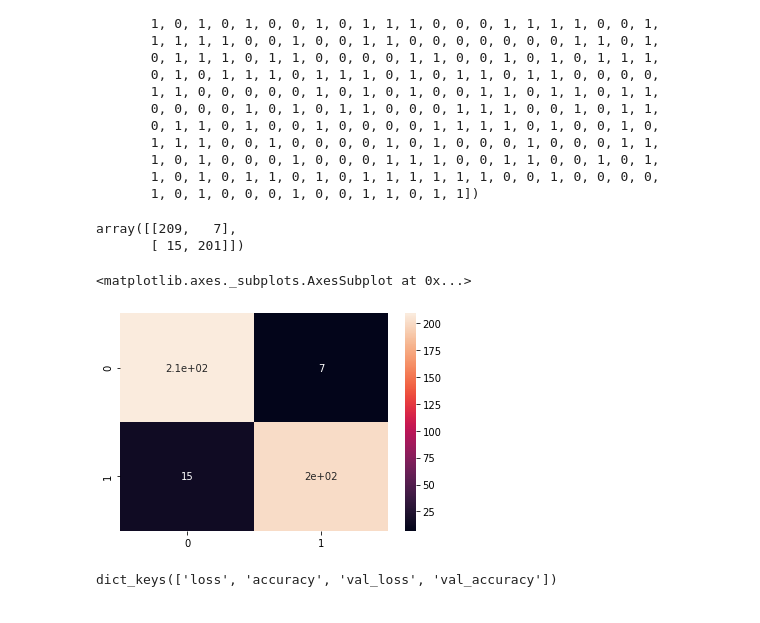
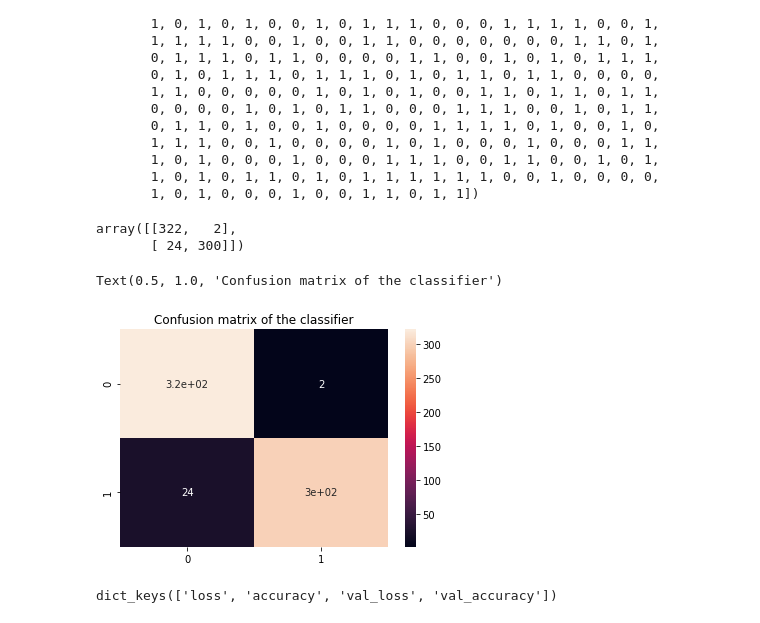
Before and after one commit to pabloalima81/tcc1, a Jupyter notebook: cfn.ipynb, the cells around one changed output. Cells and saved outputs as stored; diff of their text form; code cells hidden in the pictures.

```diff
--- a/cfn.ipynb
+++ b/cfn.ipynb
@@ -197,7 +196,7 @@ for _ in range(10):
 # %%
 train_inputs, test_inputs, train_labels, test_labels = train_test_split(data_inputs,
                                                                         data_labels,
-                                                                        test_size=0.2,
+                                                                        test_size=0.3,
                                                                         stratify = data_labels)
 # %%
 train_inputs.shape
@@ -385,13 +402,14 @@ from sklearn.metrics import confusion_matrix
 cm = confusion_matrix(test_labels, y_pred_test)
 cm
 # %% [output]
-array([[209,   7],
-       [ 15, 201]])
+array([[322,   2],
+       [ 24, 300]])
 # %%
 sns.heatmap(cm, annot=True)
+plt.title('Confusion matrix of the classifier')
 # %% [output]
-<matplotlib.axes._subplots.AxesSubplot at 0x...>
+Text(0.5, 1.0, 'Confusion matrix of the classifier')
-[figure, old version]
+[figure, new version]
 # %%
 history.history.keys()
 # %% [output]
```
Also changed, not shown: parts of 21 cells of this notebook.
